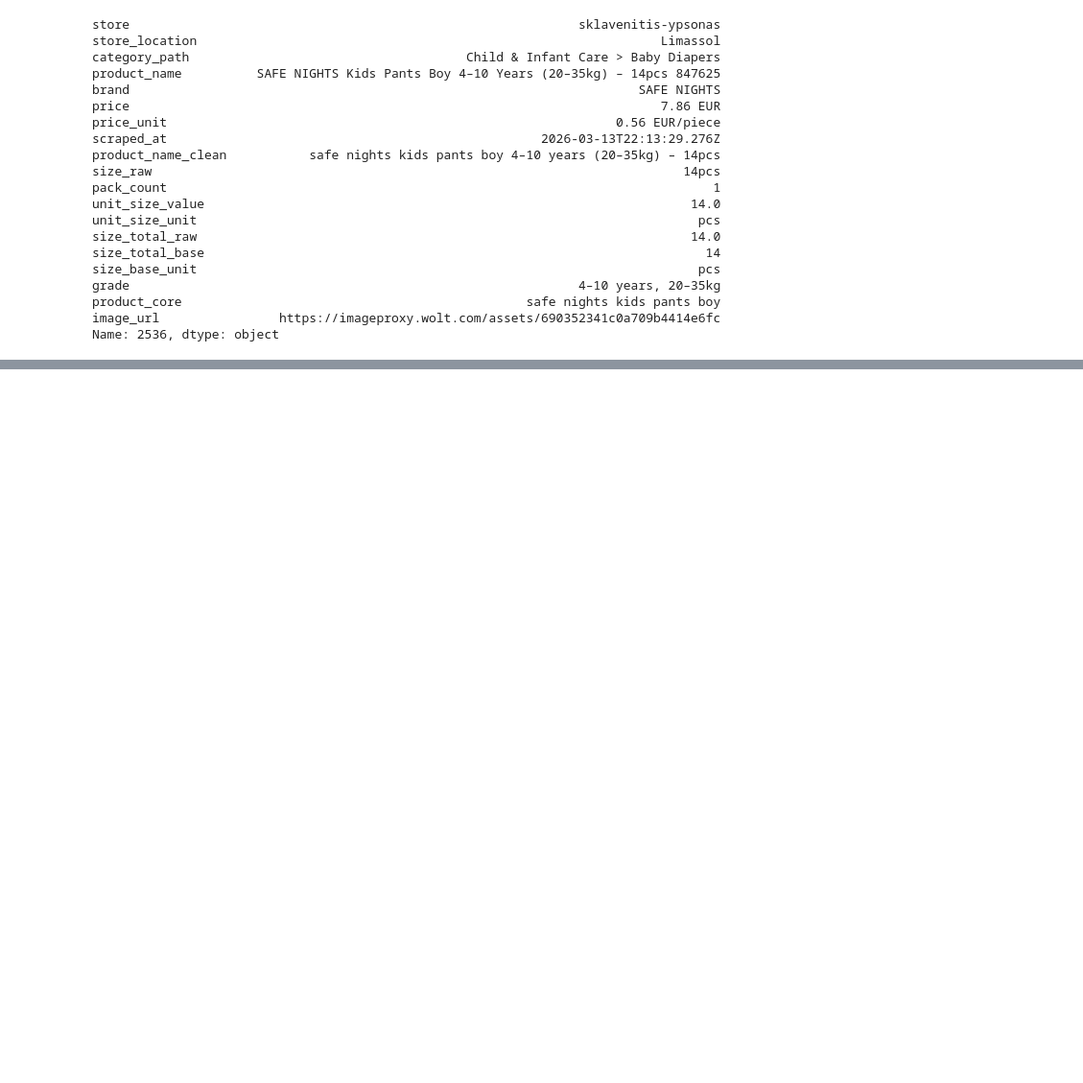
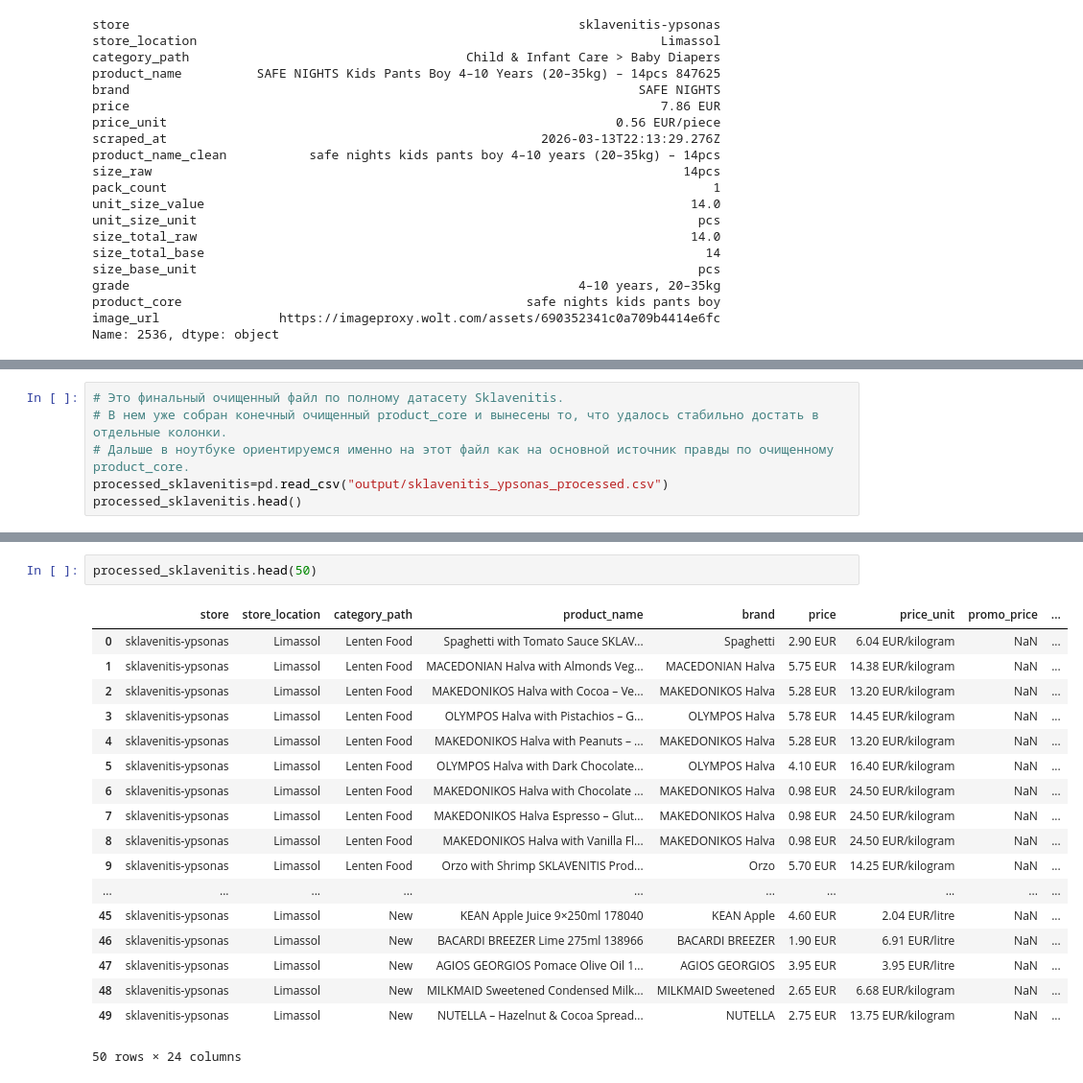
Before and after one commit to valeriyabrovchuk/grocery_price_analysis, a Jupyter notebook: groceries_comparison_limassol.ipynb, the cells around one changed output, grey strips where cells are left out. Shown at 96% size. Drawn from its saved outputs; the diff is of its cells as text; blank space fills up the shorter version.

```diff
--- a/groceries_comparison_limassol.ipynb
+++ b/groceries_comparison_limassol.ipynb
@@ -1416,0 +1450,6 @@ Name: 2536, dtype: object
+# %%
+# Это финальный очищенный файл по полному датасету Sklavenitis.
+# В нем уже собран конечный очищенный product_core и вынесены то, что удалось стабильно достать в отдельные колонки.
+# Дальше в ноутбуке ориентируемся именно на этот файл как на основной источник правды по очищенному product_core.
+processed_sklavenitis=pd.read_csv("output/sklavenitis_ypsonas_processed.csv")
+processed_sklavenitis.head()
@@ -1416,0 +1484,21 @@ Name: 2536, dtype: object
+# %%
+processed_sklavenitis.head(50)
+# %% [output]
+|  | store | store_location | category_path | product_name | brand | price | price_unit | promo_price | ... |
+| 0 | sklavenitis-ypsonas | Limassol | Lenten Food | Spaghetti with Tomato Sauce SKLAV... | Spaghetti | 2.90 EUR | 6.04 EUR/kilogram | NaN | ... |
+| 1 | sklavenitis-ypsonas | Limassol | Lenten Food | MACEDONIAN Halva with Almonds Veg... | MACEDONIAN Halva | 5.75 EUR | 14.38 EUR/kilogram | NaN | ... |
+| 2 | sklavenitis-ypsonas | Limassol | Lenten Food | MAKEDONIKOS Halva with Cocoa – Ve... | MAKEDONIKOS Halva | 5.28 EUR | 13.20 EUR/kilogram | NaN | ... |
+| 3 | sklavenitis-ypsonas | Limassol | Lenten Food | OLYMPOS Halva with Pistachios – G... | OLYMPOS Halva | 5.78 EUR | 14.45 EUR/kilogram | NaN | ... |
+| 4 | sklavenitis-ypsonas | Limassol | Lenten Food | MAKEDONIKOS Halva with Peanuts – ... | MAKEDONIKOS Halva | 5.28 EUR | 13.20 EUR/kilogram | NaN | ... |
+| 5 | sklavenitis-ypsonas | Limassol | Lenten Food | OLYMPOS Halva with Dark Chocolate... | OLYMPOS Halva | 4.10 EUR | 16.40 EUR/kilogram | NaN | ... |
+| 6 | sklavenitis-ypsonas | Limassol | Lenten Food | MAKEDONIKOS Halva with Chocolate ... | MAKEDONIKOS Halva | 0.98 EUR | 24.50 EUR/kilogram | NaN | ... |
+| 7 | sklavenitis-ypsonas | Limassol | Lenten Food | MAKEDONIKOS Halva Espresso – Glut... | MAKEDONIKOS Halva | 0.98 EUR | 24.50 EUR/kilogram | NaN | ... |
+| 8 | sklavenitis-ypsonas | Limassol | Lenten Food | MAKEDONIKOS Halva with Vanilla Fl... | MAKEDONIKOS Halva | 0.98 EUR | 24.50 EUR/kilogram | NaN | ... |
+| 9 | sklavenitis-ypsonas | Limassol | Lenten Food | Orzo with Shrimp SKLAVENITIS Prod... | Orzo | 5.70 EUR | 14.25 EUR/kilogram | NaN | ... |
+| ... | ... | ... | ... | ... | ... | ... | ... | ... | ... |
+| 45 | sklavenitis-ypsonas | Limassol | New | KEAN Apple Juice 9×250ml 178040 | KEAN Apple | 4.60 EUR | 2.04 EUR/litre | NaN | ... |
+| 46 | sklavenitis-ypsonas | Limassol | New | BACARDI BREEZER Lime 275ml 138966 | BACARDI BREEZER | 1.90 EUR | 6.91 EUR/litre | NaN | ... |
+| 47 | sklavenitis-ypsonas | Limassol | New | AGIOS GEORGIOS Pomace Olive Oil 1... | AGIOS GEORGIOS | 3.95 EUR | 3.95 EUR/litre | NaN | ... |
+| 48 | sklavenitis-ypsonas | Limassol | New | MILKMAID Sweetened Condensed Milk... | MILKMAID Sweetened | 2.65 EUR | 6.68 EUR/kilogram | NaN | ... |
+| 49 | sklavenitis-ypsonas | Limassol | New | NUTELLA – Hazelnut & Cocoa Spread... | NUTELLA | 2.75 EUR | 13.75 EUR/kilogram | NaN | ... |
+50 rows × 24 columns
```
Also changed, not shown: parts of 56 cells of this notebook, 51 other files.
